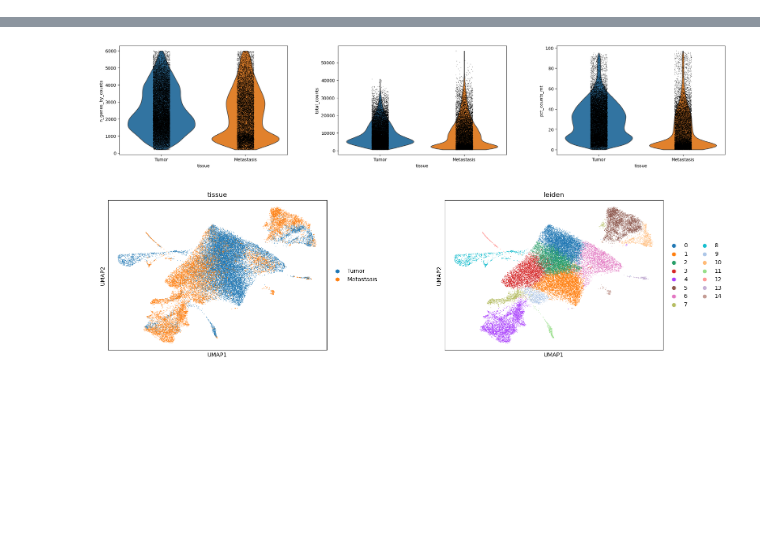
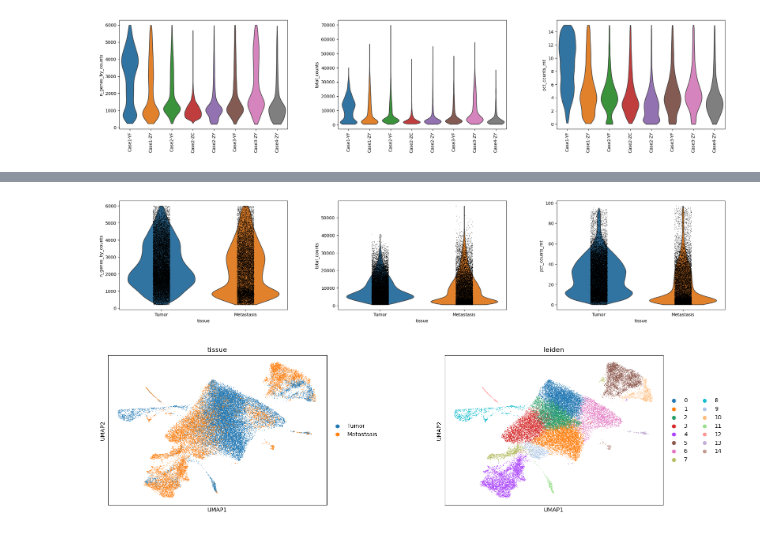
Before and after one commit to rinickulous/final2-project-scread, a Jupyter notebook: scanpy.ipynb, the cells around one changed output, grey strips where cells are left out. Saved outputs shown, nothing was run; the diff lists cells and outputs as text; code cells hidden in the pictures; blank space fills up the shorter version.

```diff
--- a/scanpy.ipynb
+++ b/scanpy.ipynb
@@ -15,0 +6,14 @@ Sample2 shape: (13685, 33538)
+# %%
+# List all of your sample sub-directories under data/
+sample_dirs = [
+    "Case1-YF", "Case1-ZY",
+    "Case2-YF", "Case2-ZC", "Case2-ZY",
+    "Case3-YF", "Case3-ZY",
+    "Case4-ZY"
+]
+
+# Read each 10X matrix and report its shape
+for sd in sample_dirs:
+    path = f"data/{sd}"
+    ad = sc.read_10x_mtx(path, var_names='gene_symbols', cache=True)
+    print(f"{sd} shape: {ad.shape}")  # rows=cells, cols=genes
@@ -16,12 +29,22 @@ Sample2 shape: (13685, 33538)
 # %%
-import scanpy as sc
+# 2) Loop through each, load & QC‐filter
+filtered_adatas = {}
+for sd in sample_dirs:
+    # load
+    ad = sc.read_10x_mtx(f"data/{sd}", var_names='gene_symbols', cache=True)
+    ad.obs['sample'] = sd
 
-for ad in (sample1, sample2):
+    # QC metrics
     ad.var['mt'] = ad.var_names.str.startswith('MT-')
     sc.pp.calculate_qc_metrics(ad, qc_vars=['mt'], inplace=True)
 
-    # filter on gene counts and percent-mito
+    # filters
     sc.pp.filter_cells(ad, min_genes=200)
     sc.pp.filter_cells(ad, max_genes=6000)
     ad = ad[ad.obs.pct_counts_mt < 15, :]
     sc.pp.filter_genes(ad, min_cells=3)
+
+    print(f"{sd} post‐filter: {ad.n_obs} cells × {ad.n_vars} genes")
+    filtered_adatas[sd] = ad
+
+# Now `filtered_adatas` holds each cleaned AnnData, keyed by sample name.
@@ -82,0 +181,15 @@ adata.write_h5ad('results/combined_all_samples2.h5ad')
+# %%
+import scanpy as sc
+
+# Combined QC violin, one panel per metric, grouped by sample
+sc.pl.violin(
+    adata,
+    keys=['n_genes_by_counts', 'total_counts', 'pct_counts_mt'],
+    groupby='sample',
+    stripplot=False,    # turn off jittered points if it gets too busy
+    multi_panel=True,
+    rotation=90,        # sample labels will be vertical
+    size=1.5            # shrink the individual dots
+)
+# %% [output]
+[figure, added]
```
Also changed, not shown: parts of 20 cells of this notebook, 8 other files.
